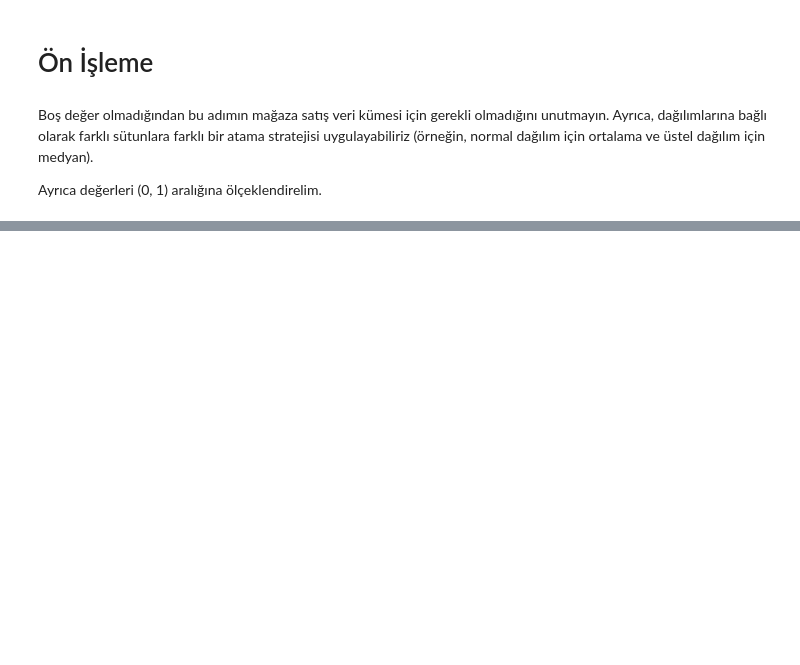
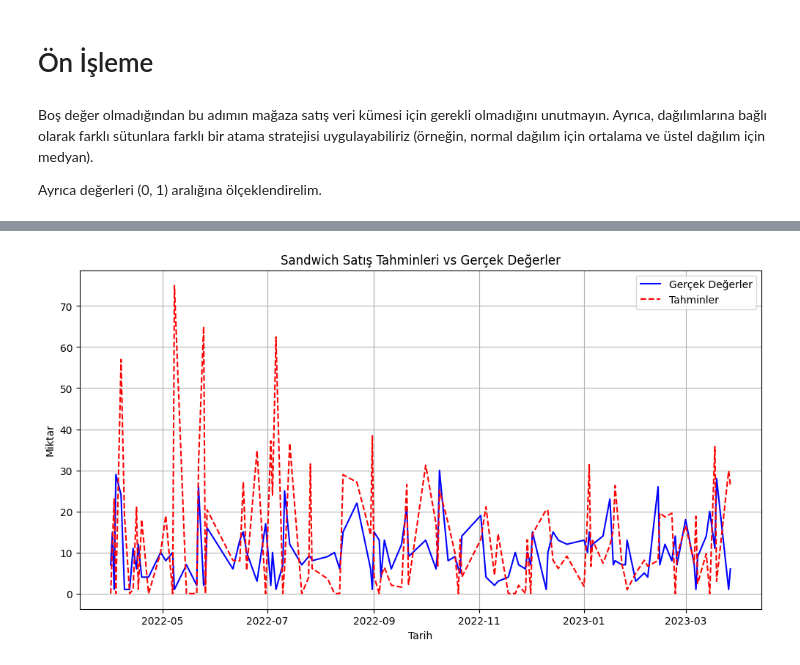
Before and after one commit to ismailcankaratas/RestaurantSalesReport, a Jupyter notebook: app.ipynb, the cells around one changed output, grey strips where cells are left out. Cells and saved outputs as stored; diff of their text form; code cells hidden in the pictures; blank space fills up the shorter version.

Commit message:
ARIMA and SARIMA model added

```diff
--- a/app.ipynb
+++ b/app.ipynb
@@ -188,0 +207,22 @@ df
+# %%
+from statsmodels.tsa.statespace.sarimax import SARIMAX
+
+sandwich = monthly_sales.query("item_name == 'Sandwich'")
+train_sandwich = pd.DataFrame(sandwich[['quantity', 'date']])
+train_sandwich.set_index('date', inplace=True)
+train_sandwich.rename(columns={'quantity': 'Value'}, inplace=True)
+
+# SARIMA modeli oluşturma ve tahmin yapma
+# mevsimsel periodu (seasonal_period) belirlemeniz gerekecek, örneğin 12 aylık sezon
+seasonal_period = 12  # Aylar için 12
+
+model = SARIMAX(train_sandwich['Value'], order=(5, 2, 0), seasonal_order=(2, 2, 0, seasonal_period))
+model_fit = model.fit()
+
+# Tahmin yapma
+train_sandwich['Forecast'] = model_fit.predict(start=train_sandwich.index[0], end=train_sandwich.index[-1], dynamic=False)
+# Negatif tahminleri sıfırla (veya başka bir uygun dönüşüm uygula)
+train_sandwich['Forecast'] = train_sandwich['Forecast'].clip(lower=0)
+
+# Sonuçları görüntüleme
+print(train_sandwich)
@@ -188,0 +249,23 @@ df
+# %%
+import matplotlib.pyplot as plt
+
+# Gerçek değerler ve tahminler için çizim
+plt.figure(figsize=(12, 6))
+
+# Gerçek değerleri çiz
+plt.plot(train_sandwich.index, train_sandwich['Value'], label='Gerçek Değerler', color='blue')
+
+# Tahminleri çiz
+plt.plot(train_sandwich.index, train_sandwich['Forecast'], label='Tahminler', color='red', linestyle='--')
+
+# Grafik başlığı ve etiketler
+plt.title('Sandwich Satış Tahminleri vs Gerçek Değerler')
+plt.xlabel('Tarih')
+plt.ylabel('Miktar')
+plt.legend()
+
+# Grafiği göster
+plt.grid(True)
+plt.show()
+# %% [output]
+[figure, added]
```
Also changed, not shown: parts of 15 cells of this notebook.
